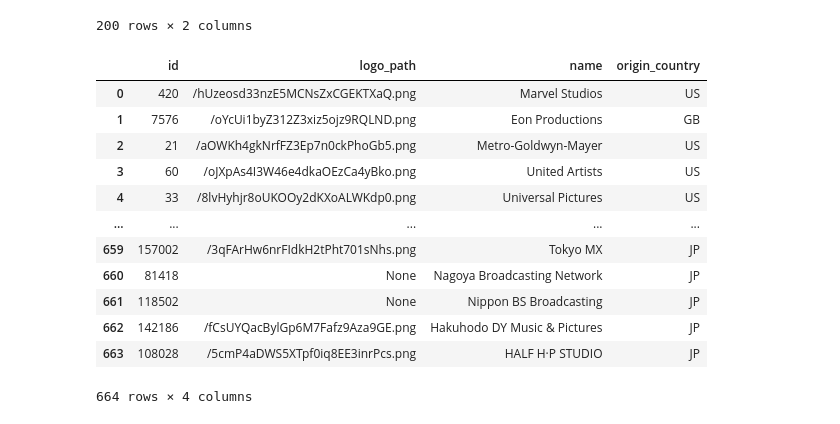
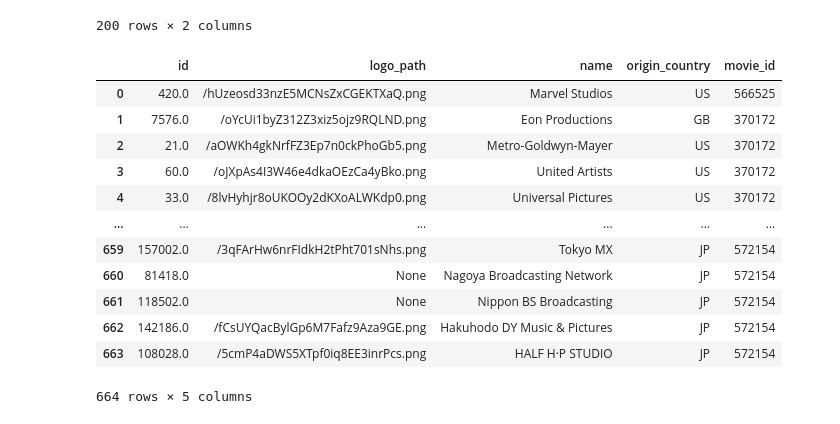
Before and after one commit to a-lau-gonza/The-Final-Project_F-PALS, a Jupyter notebook: studio_name.ipynb, the cells around one changed output. Cells and saved outputs as stored; diff of their text form; code cells hidden in the pictures.

Commit message:
added studio dataframe

```diff
--- a/studio_name.ipynb
+++ b/studio_name.ipynb
@@ -61,23 +61,28 @@ titleNid
 id_list = titleNid['id']
 # %%
 studio = pd.DataFrame()
+id_for_movie = []
 # %%
 for id in id_list:
-    movieDetail = pd.DataFrame(requests.get(f'https://api.themoviedb.org/3/movie/{id}?api_key={api_key}&language=en-US').json()['production_companies'])
-    studio = studio.append(movieDetail)
-studio.reset_index(drop=True)
+    movieDetail = requests.get(f'https://api.themoviedb.org/3/movie/{id}?api_key={api_key}&language=en-US').json()
+    for movie in movieDetail['production_companies']:
+        studio = studio.append(movie, ignore_index=True)
+        id_for_movie.append(id)
-# %% [output]
-|  | id | logo_path | name | origin_country |
-| 0 | 420 | /hUzeosd33nzE5MCNsZxCGEKTXaQ.png | Marvel Studios | US |
-| 1 | 7576 | /oYcUi1byZ312Z3xiz5ojz9RQLND.png | Eon Productions | GB |
-| 2 | 21 | /aOWKh4gkNrfFZ3Ep7n0ckPhoGb5.png | Metro-Goldwyn-Mayer | US |
-| 3 | 60 | /oJXpAs4I3W46e4dkaOEzCa4yBko.png | United Artists | US |
-| 4 | 33 | /8lvHyhjr8oUKOOy2dKXoALWKdp0.png | Universal Pictures | US |
-| ... | ... | ... | ... | ... |
-| 659 | 157002 | /3qFArHw6nrFIdkH2tPht701sNhs.png | Tokyo MX | JP |
-| 660 | 81418 | None | Nagoya Broadcasting Network | JP |
-| 661 | 118502 | None | Nippon BS Broadcasting | JP |
-| 662 | 142186 | /fCsUYQacBylGp6M7Fafz9Aza9GE.png | Hakuhodo DY Music & Pictures | JP |
-| 663 | 108028 | /5cmP4aDWS5XTpf0iq8EE3inrPcs.png | HALF H·P STUDIO | JP |
-664 rows × 4 columns
+# %%
+studio['movie_id'] = id_for_movie
+studio
+# %% [output]
+|  | id | logo_path | name | origin_country | movie_id |
+| 0 | 420.0 | /hUzeosd33nzE5MCNsZxCGEKTXaQ.png | Marvel Studios | US | 566525 |
+| 1 | 7576.0 | /oYcUi1byZ312Z3xiz5ojz9RQLND.png | Eon Productions | GB | 370172 |
+| 2 | 21.0 | /aOWKh4gkNrfFZ3Ep7n0ckPhoGb5.png | Metro-Goldwyn-Mayer | US | 370172 |
+| 3 | 60.0 | /oJXpAs4I3W46e4dkaOEzCa4yBko.png | United Artists | US | 370172 |
+| 4 | 33.0 | /8lvHyhjr8oUKOOy2dKXoALWKdp0.png | Universal Pictures | US | 370172 |
+| ... | ... | ... | ... | ... | ... |
+| 659 | 157002.0 | /3qFArHw6nrFIdkH2tPht701sNhs.png | Tokyo MX | JP | 572154 |
+| 660 | 81418.0 | None | Nagoya Broadcasting Network | JP | 572154 |
+| 661 | 118502.0 | None | Nippon BS Broadcasting | JP | 572154 |
+| 662 | 142186.0 | /fCsUYQacBylGp6M7Fafz9Aza9GE.png | Hakuhodo DY Music & Pictures | JP | 572154 |
+| 663 | 108028.0 | /5cmP4aDWS5XTpf0iq8EE3inrPcs.png | HALF H·P STUDIO | JP | 572154 |
+664 rows × 5 columns
 # %%
```
Also changed, not shown: parts of 2 cells of this notebook.
